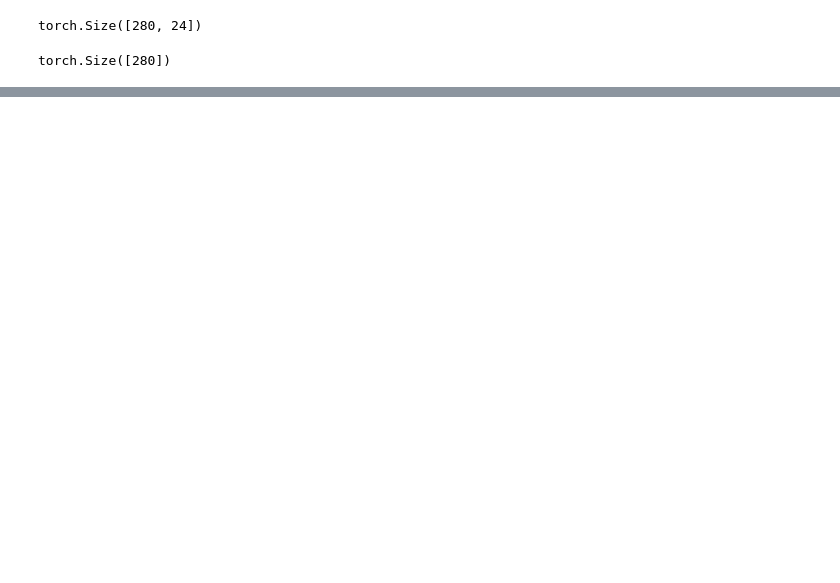
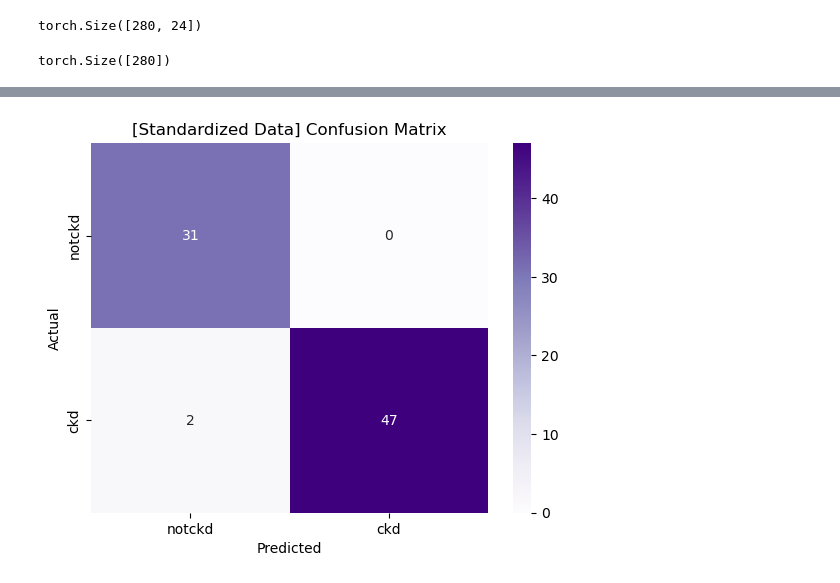
Before and after one commit to YasiruBasura/ANN, a Jupyter notebook: 204092P_KanakkahewaYB.ipynb, the cells around one changed output, grey strips where cells are left out. Cells and saved outputs as stored; diff of their text form; code cells hidden in the pictures; blank space fills up the shorter version.

```diff
--- a/204092P_KanakkahewaYB.ipynb
+++ b/204092P_KanakkahewaYB.ipynb
@@ -291,0 +353,8 @@ plt.show()
+# %%
+model_std.eval()
+with torch.no_grad():
+    y_pred_std = model_std(X_test_tensor_std)
+    y_pred_classes_std = torch.argmax(y_pred_std, axis=1)
+
+print("\n[Standardized Data] Classification Report:")
+print(classification_report(y_test_std, y_pred_classes_std.numpy(), target_names=["notckd", "ckd"]))
@@ -291,0 +371,9 @@ plt.show()
+# %%
+conf_matrix_std = confusion_matrix(y_test_std, y_pred_classes_std.numpy())
+sns.heatmap(conf_matrix_std, annot=True, fmt='d', cmap='Purples', xticklabels=["notckd", "ckd"], yticklabels=["notckd", "ckd"])
+plt.xlabel("Predicted")
+plt.ylabel("Actual")
+plt.title("[Standardized Data] Confusion Matrix")
+plt.show()
+# %% [output]
+[figure, added]
```
Also changed, not shown: parts of 14 cells of this notebook.
